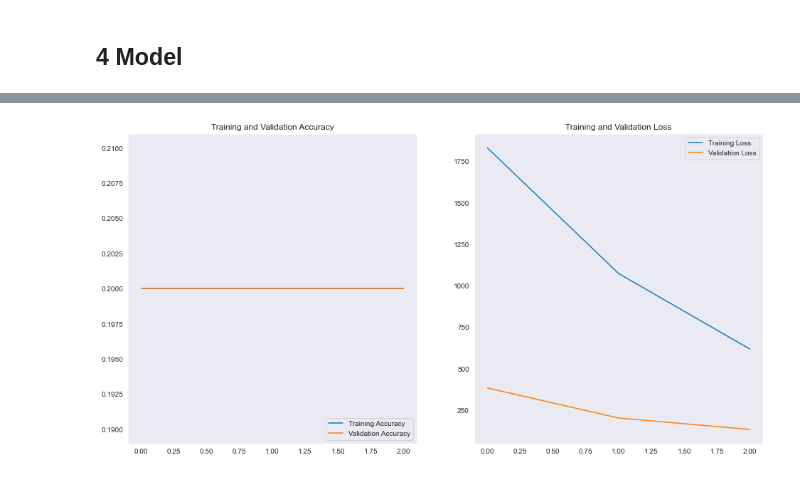
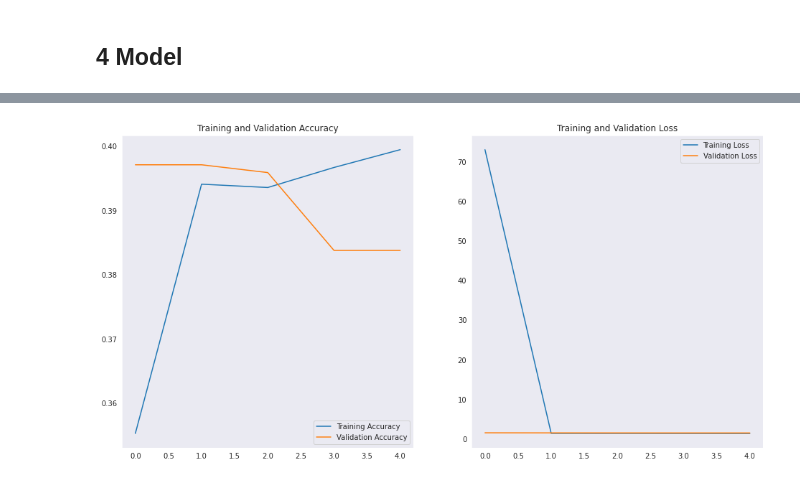
Before and after one commit to fontainelam/KneeOsteoarthritis, a Jupyter notebook: notebooks/Classifying_Knee_Images.ipynb, the cells around one changed output, grey strips where cells are left out. Drawn from its saved outputs; the diff is of its cells as text; code cells hidden in the pictures.

Commit message:
initial model

```diff
--- a/notebooks/Classifying_Knee_Images.ipynb
+++ b/notebooks/Classifying_Knee_Images.ipynb
@@ -27,5 +62,5 @@ TensorFlow version:  2.5.0
 # %%
-directory = "../data/"
+directory = "/tmp/KneeOsteoarthritis-main/data/"
 
 train_directory = directory + "train"
 test_directory = directory + "test"
@@ -147,5 +192,6 @@ Trainable params: 12,400,741
 Non-trainable params: 0
 _________________________________________________________________
 # %%
-history = model.fit(train_dataset, validation_data=val_dataset, epochs=3)
+num_epochs = 5
+history = model.fit(train_dataset, validation_data=val_dataset, epochs=num_epochs)
 # %% [output]
@@ -158,27 +208,27 @@ Epoch 3/3
 # %%
 acc = history.history['accuracy']
 val_acc = history.history['val_accuracy']
 
 loss = history.history['loss']
 val_loss = history.history['val_loss']
 
-epochs_range = range(3)
+epochs_range = range(num_epochs)
 
 plt.figure(figsize=(16, 8))
 plt.subplot(1, 2, 1)
 plt.plot(epochs_range, acc, label='Training Accuracy')
 plt.plot(epochs_range, val_acc, label='Validation Accuracy')
 plt.legend(loc='lower right')
 plt.title('Training and Validation Accuracy')
 
 plt.subplot(1, 2, 2)
 plt.plot(epochs_range, loss, label='Training Loss')
 plt.plot(epochs_range, val_loss, label='Validation Loss')
 plt.legend(loc='upper right')
 plt.title('Training and Validation Loss')
 plt.show()
 # %% [output]
-[figure, old version]
+[figure, new version]
 # %%
 predictions = model.predict(test_dataset, batch_size=32, verbose=1)
 # %% [output]
```
Also changed, not shown: parts of 19 cells of this notebook.
